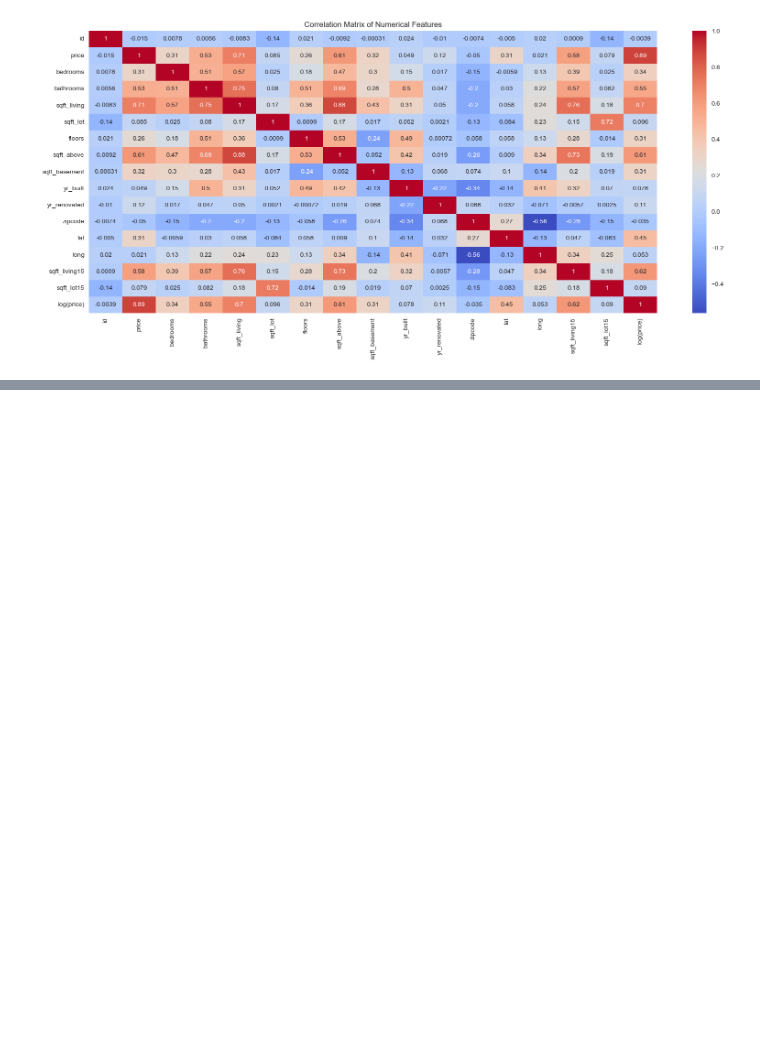
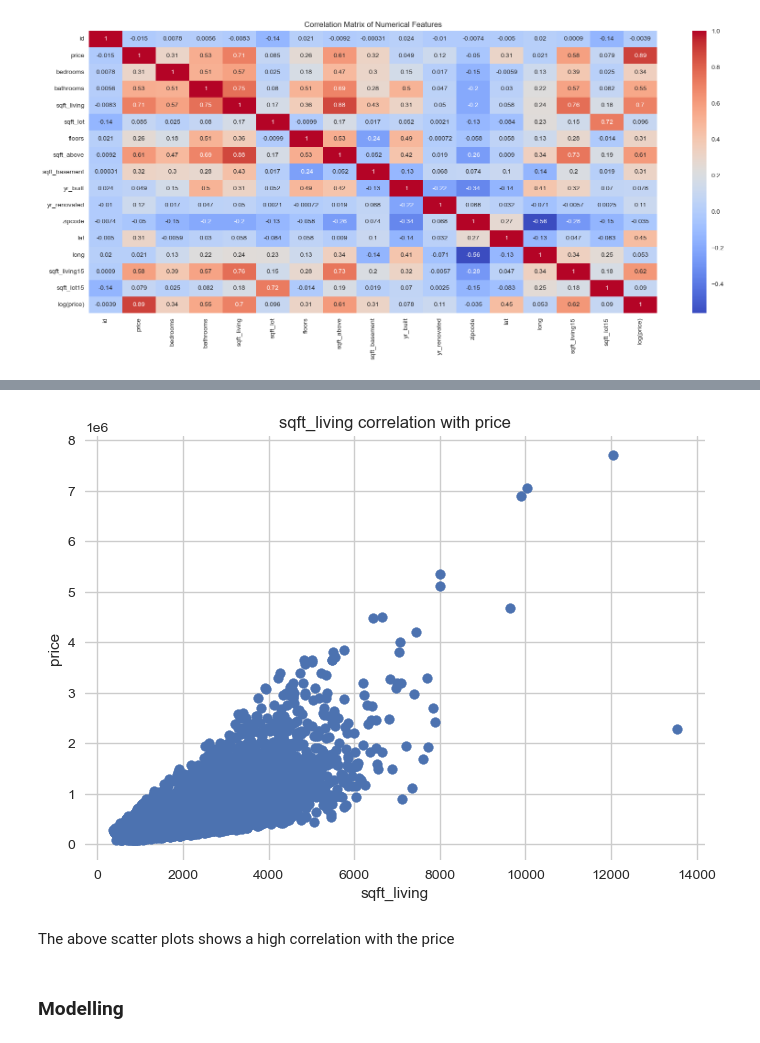
Before and after one commit to martin-ngugi/dsc-phase-2-project-v2-3, a Jupyter notebook: student.ipynb, the cells around one changed output, grey strips where cells are left out. Cells and saved outputs as stored; diff of their text form; code cells hidden in the pictures; blank space fills up the shorter version.

```diff
--- a/student.ipynb
+++ b/student.ipynb
@@ -321,0 +344,24 @@ plt.show()
+# %%
+def plot_scatter(x, y, x_label, y_label, title):
+    """
+    Plots a scatter plot of x and y values with labeled axes and title.
+    Args:
+    x (list): A list of x values.
+    y (list): A list of y values.
+    x_label (str): The label for the x axis.
+    y_label (str): The label for the y axis.
+    title (str): The title for the plot.
+    """
+    plt.scatter(x, y)
+    plt.xlabel(x_label)
+    plt.ylabel(y_label)
+    plt.title(title)
+    plt.show()
+
+plot_scatter(data['sqft_living'], data['price'],'sqft_living', 'price','sqft_living correlation with price')
+# %% [output]
+[figure, added]
+# %% [markdown]
+The above scatter plots shows a high correlation with the price
+# %% [markdown]
+### Modelling
```
Also changed, not shown: parts of 16 cells of this notebook.
